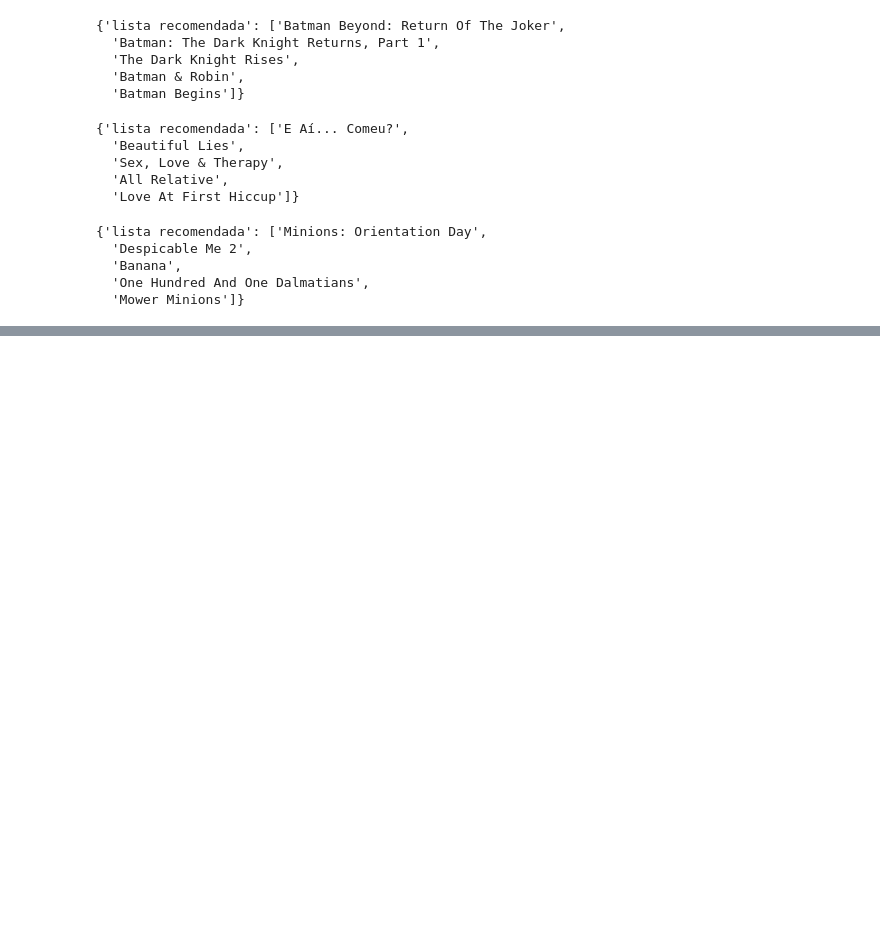
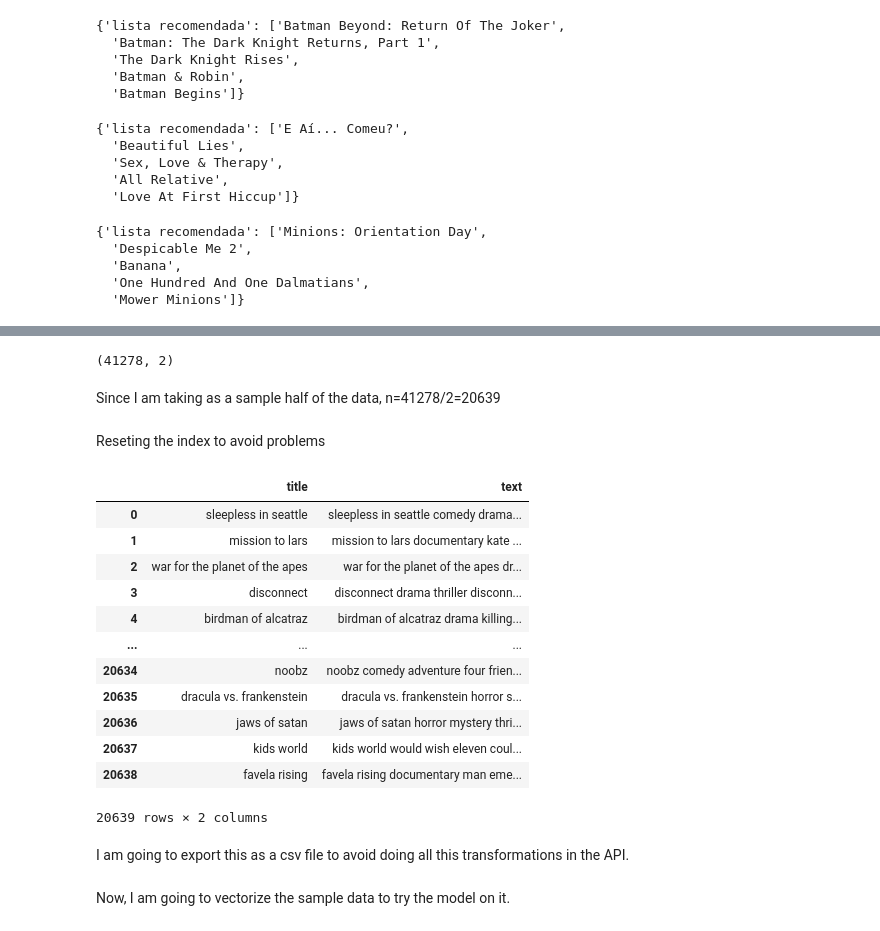
Before and after one commit to ksfajardo/PI01_ML_OPS, a Jupyter notebook: MLmodel.ipynb, the cells around one changed output, grey strips where cells are left out. Cells and saved outputs as stored; diff of their text form; code cells hidden in the pictures; blank space fills up the shorter version.

```diff
--- a/MLmodel.ipynb
+++ b/MLmodel.ipynb
@@ -27,0 +34,4 @@ df.head()
+# %%
+df.drop_duplicates(subset=['title'],inplace=True)
+df=df.reset_index(drop=True)
+df.shape
@@ -240,0 +271,30 @@ recomendaciones('minions')
+# %%
+model_data.shape
+# %% [output]
+(41278, 2)
+# %% [markdown]
+Since I am taking as a sample half of the data, n=41278/2=20639
+# %%
+sample_md=model_data.sample(n=20639, random_state=42)
+# %% [markdown]
+Reseting the index to avoid problems
+# %%
+sample_md=sample_md.reset_index(drop=True)
+# %%
+sample_md
+# %% [output]
+|  | title | text |
+| 0 | sleepless in seattle | sleepless in seattle comedy drama... |
+| 1 | mission to lars | mission to lars documentary kate ... |
+| 2 | war for the planet of the apes | war for the planet of the apes dr... |
+| 3 | disconnect | disconnect drama thriller disconn... |
+| 4 | birdman of alcatraz | birdman of alcatraz drama killing... |
+| ... | ... | ... |
+| 20634 | noobz | noobz comedy adventure four frien... |
+| 20635 | dracula vs. frankenstein | dracula vs. frankenstein horror s... |
+| 20636 | jaws of satan | jaws of satan horror mystery thri... |
+| 20637 | kids world | kids world would wish eleven coul... |
+| 20638 | favela rising | favela rising documentary man eme... |
+20639 rows × 2 columns
+# %% [markdown]
+I am going to export this as a csv file to avoid doing all this transformations in the API.
@@ -240,0 +303,2 @@ recomendaciones('minions')
+# %% [markdown]
+Now, I am going to vectorize the sample data to try the model on it.
```
Also changed, not shown: parts of 13 cells of this notebook, 1 other file.
